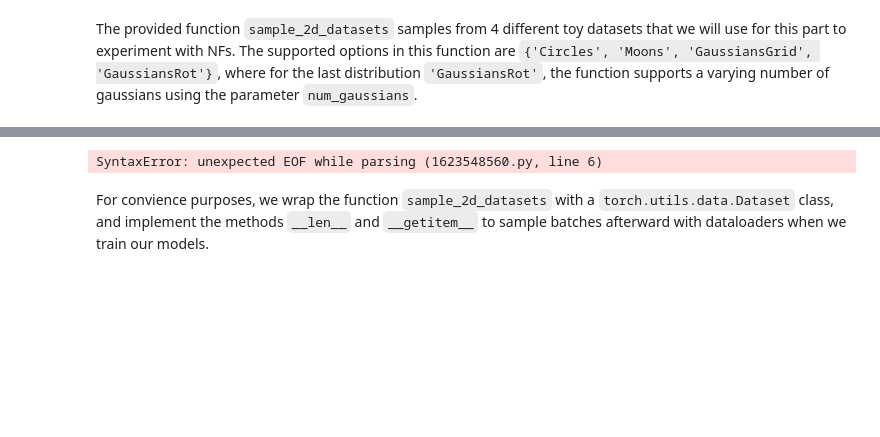
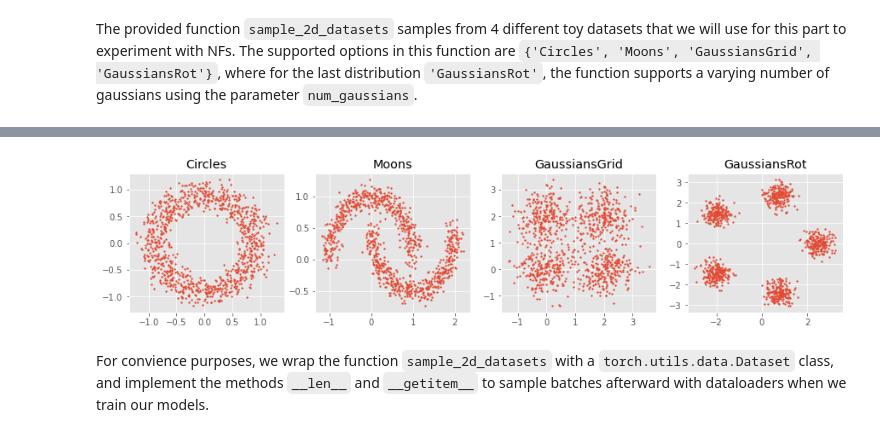
Before and after one commit to adidigit/statistical_methods_in_ip, a Jupyter notebook: HW1/Spring2022_KDE_NormalizingFlows.ipynb, the cells around one changed output, grey strips where cells are left out. Drawn from its saved outputs; the diff is of its cells as text; code cells hidden in the pictures; blank space fills up the shorter version.

```diff
--- a/HW1/Spring2022_KDE_NormalizingFlows.ipynb
+++ b/HW1/Spring2022_KDE_NormalizingFlows.ipynb
@@ -210,11 +42,0 @@ X, Y = np.mgrid[xlim[0]:xlim[1]:nx_grid, ylim[0]:ylim[1]:ny_grid]
-# %%
-# set samples
-N = 10000
-samples_1,pdf_1 = sample_from_gaussian_mixture(M=4,sigma= np.eye(2)*0.5,miu_m=np.array([[0,0],[0,2],[2,0],[2,2]]) ,N =N)
-samples_2,pdf_2= sample_from_gaussian_mixture(M=4,sigma= np.eye(2)*1. ,miu_m=np.array([[0,0],[0,2],[2,0],[2,2]]) ,N =N)
-samples_3,pdf_3 = sample_from_spiral_dist(sigma=0.25,N=N)
-
-for ind, (samples,pdf) in enumerate(zip([samples_1,samples_2,samples_3], [pdf_1,pdf_2,pdf_3])):
-    name =rf'$f_{ind+1}$'
-    draw_samples(samples,pdf,figsize =(12, 9), s_title='samples of '+name,
-                 elev = 45, azim = 12,save=True,fig_type='svg')
@@ -281,9 +42,0 @@ ${H} = \begin{pmatrix}
-# %%
-# Estimate KDE for different h sizes
-BW = [.1,.5,1.0]
-for ind,(samples) in enumerate([samples_1,samples_2,samples_3]):
-    name =rf'$f_{ind+1}$'
-    for h in BW:
-        f_hat = KDE(X, Y, samples,h)
-        plot_density(X,Y,f_hat,figsize =(15, 9), s_title=fr"$\hat{{f}}$ for {name} $h={h}$, N={N}",
-                      elev = 45, azim = 12)
@@ -364,12 +115,12 @@ samples = [sample_2d_datasets(dist_type) for dist_type in dists]
 # %%
 import matplotlib.pyplot as plt
 
 fig,ax = plt.subplots(1,4,figsize=(15,3))
 for i,sample in enumerate(samples):
-    ax[i].scatter(sample[:,0],sample[:,1])
-    ax[i].title(dists[i]
+    ax[i].scatter(sample[:,0],sample[:,1],s=3)
+    ax[i].set_title(dists[i])
 # %% [output]
-SyntaxError: unexpected EOF while parsing (1623548560.py, line 6)
+[figure, added]
 # %% [markdown]
 For convience purposes, we wrap the function `sample_2d_datasets` with a `torch.utils.data.Dataset` class, and implement the methods `__len__` and `__getitem__` to sample batches afterward with dataloaders when we train our models.
 # %%
```
Also changed, not shown: parts of 34 cells of this notebook, 1 other file.
